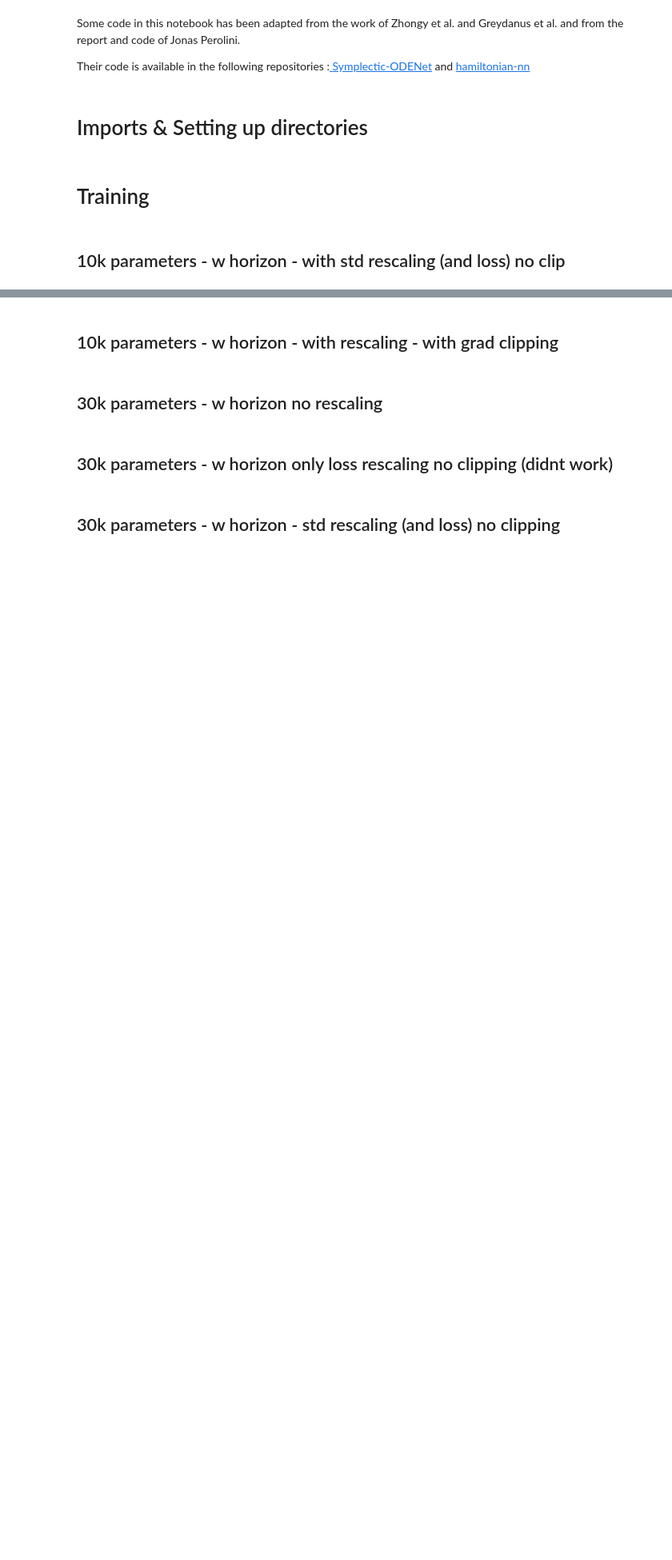
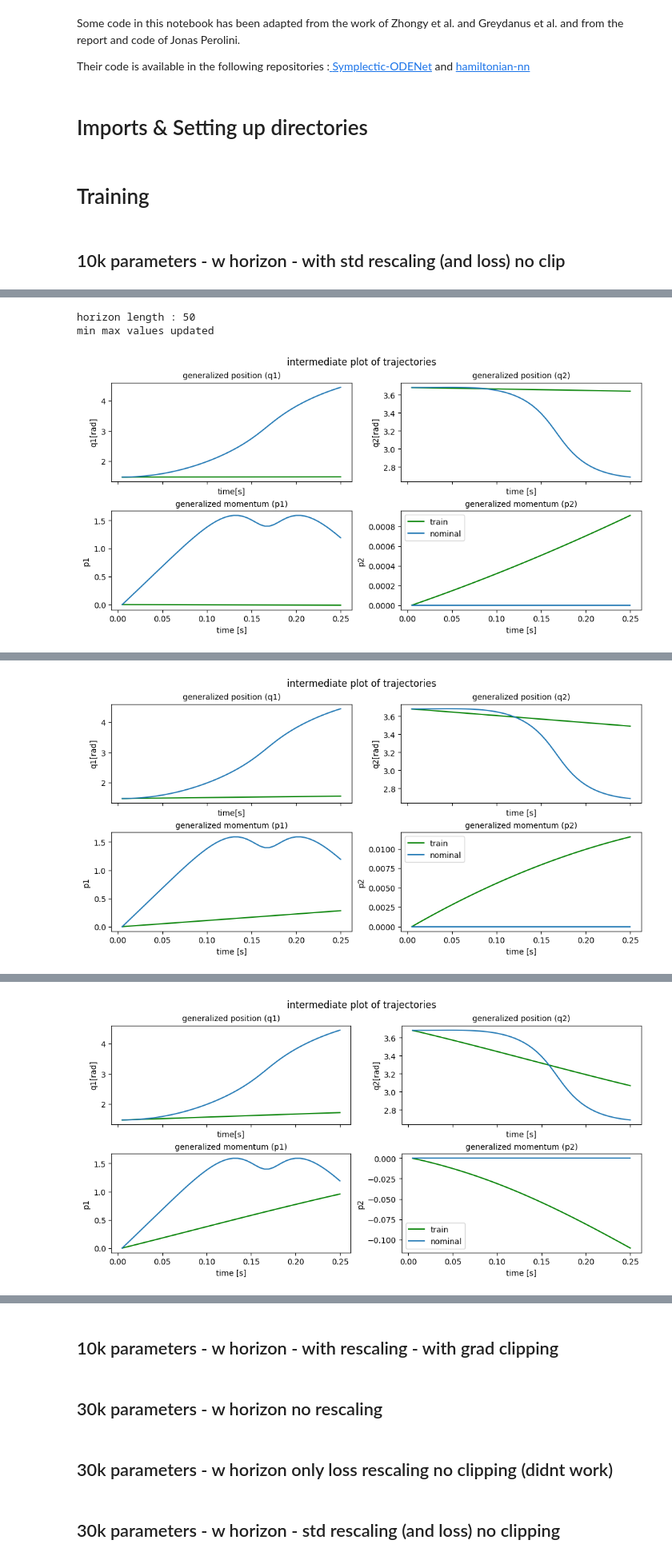
Before and after one commit to unesmu/SP-learning-hamiltonian-functions-from-data, a Jupyter notebook: furuta_pendulum/notebooks/fp-simpleHNN.ipynb, the cells around one changed output, grey strips where cells are left out. Shown at 80% size. Saved outputs shown, nothing was run; the diff lists cells and outputs as text; code cells hidden in the pictures; blank space fills up the shorter version.

```diff
--- a/furuta_pendulum/notebooks/fp-simpleHNN.ipynb
+++ b/furuta_pendulum/notebooks/fp-simpleHNN.ipynb
@@ -179,24 +186,28 @@ is_same_size(horizon_list, switch_steps)
 # %%
 stats = train(
     device=device,
     model=model,
     Ts=Ts,
     train_loader=train_loader,
     test_loader=test_loader,
     w=torch.tensor(weights, device=device),
     grad_clip=grad_clip,
     lr_schedule=lr_schedule,
     begin_decay=begin_decay,
     resnet_config=resnet_config,
-    epoch_number=epoch_number,
+
     alternating=alternating,
     horizon=horizon,
     horizon_type=horizon_type,
     horizon_list=horizon_list,
     switch_steps=switch_steps,
     epochs=epoch_number,
     loss_type=loss_type,
     collect_grads=collect_grads,
     rescale_loss=rescale_loss,
     rescale_dims=rescale_dims,
 )
+# %% [output]
+horizon length : 50
+min max values updated
+[figure, added]
@@ -202,0 +226 @@ stats = train(
+[figure, added]
@@ -202,0 +238 @@ stats = train(
+[figure, added]
```
Also changed, not shown: parts of 9 cells of this notebook, 4 other files.
